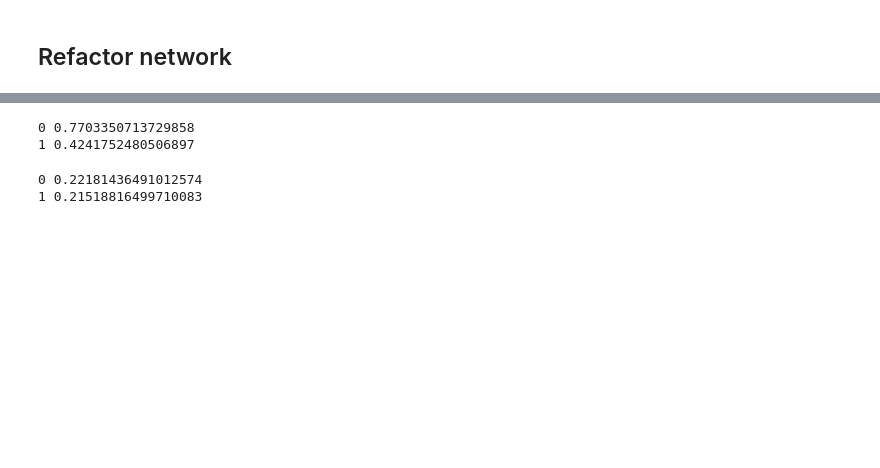
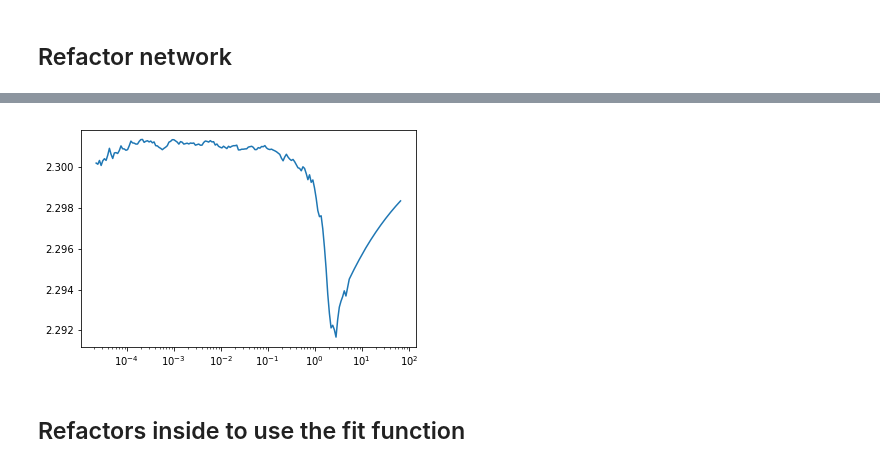
Before and after one commit to fastai/fastai_old, a Jupyter notebook: dev_nb/001_training.ipynb, the cells around one changed output, grey strips where cells are left out. Cells and saved outputs as stored; diff of their text form; code cells hidden in the pictures; blank space fills up the shorter version.

```diff
--- a/dev_nb/001_training.ipynb
+++ b/dev_nb/001_training.ipynb
@@ -521,15 +571,7 @@ class ModelData():
-# %%
-data = ModelData(TensorDataset(x, y), TensorDataset(x_valid, y_valid),
-                 bs, default_device)
-# %%
-model = Mnist_CNN().to(default_device)
-# %%
-fit(epochs, model, loss_fn, optim.SGD, lr*2, data)
-# %% [output]
-0 0.7703350713729858
-1 0.4241752480506897
-# %%
-fit(epochs, model, loss_fn, optim.SGD, lr/2, data)
-# %% [output]
-0 0.22181436491012574
-1 0.21518816499710083
+# %%
+lrs, losses = lr_find(model, loss_fn, optim.SGD, data.train_dl, end_lr=100)
+plot_lr(lrs, losses)
+# %% [output]
+[figure, added]
+# %% [markdown]
+## Refactors inside to use the fit function
```
Also changed, not shown: parts of 109 cells of this notebook, 1 other file.
